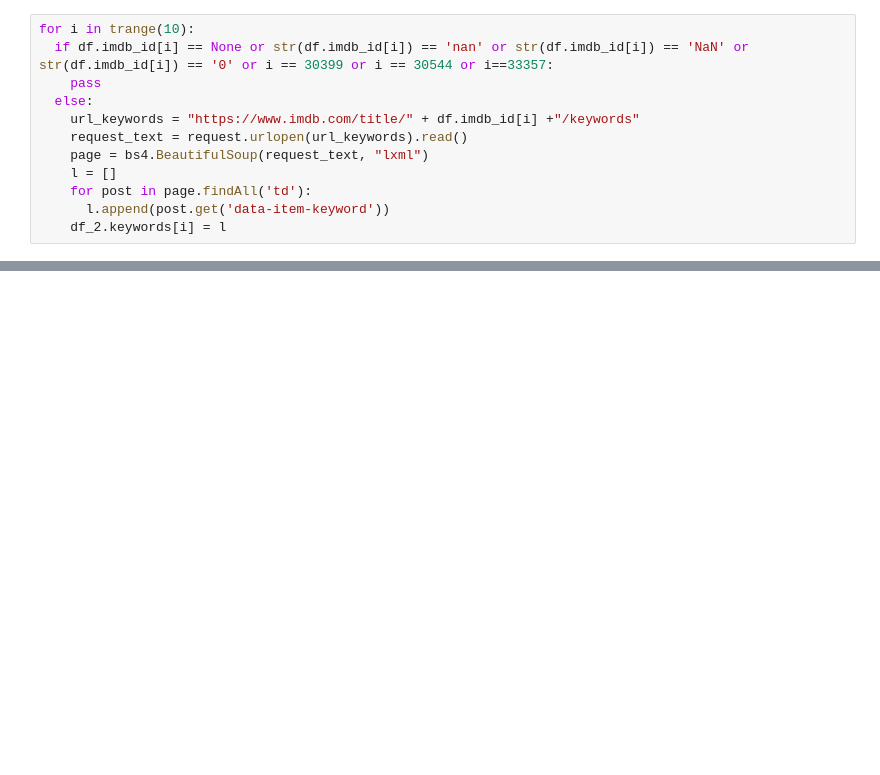
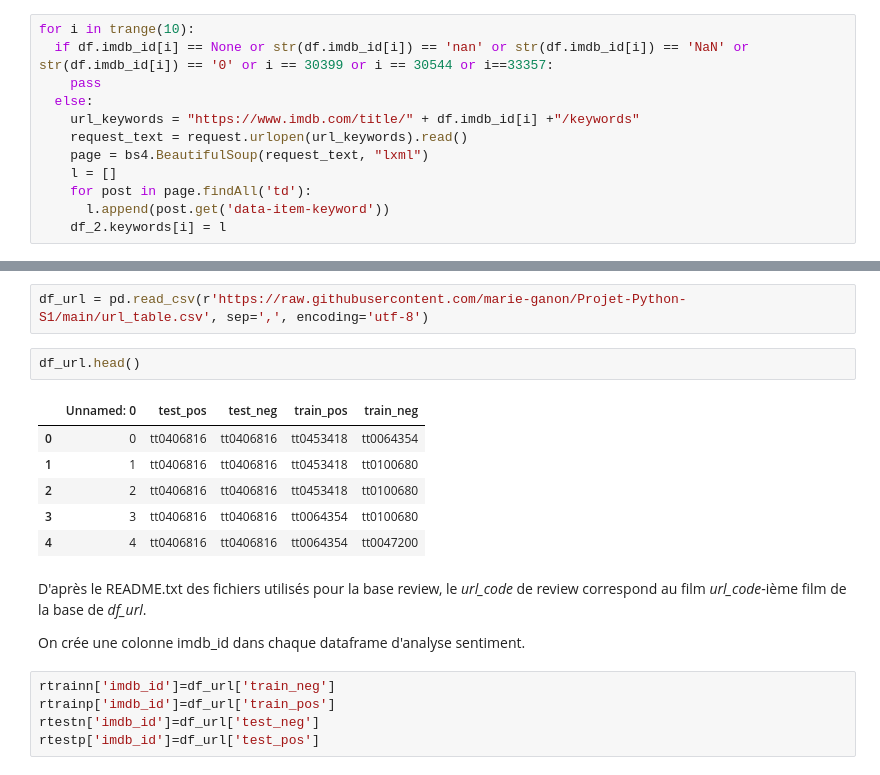
Before and after one commit to marie-ganon/Projet-Python-S1, a Jupyter notebook: Scraping_nettoyage.ipynb, the cells around one changed output, grey strips where cells are left out. Cells and saved outputs as stored; diff of their text form; blank space fills up the shorter version.

Commit message:
Rajout score imdb + sentiment analysis train et test

```diff
--- a/Scraping_nettoyage.ipynb
+++ b/Scraping_nettoyage.ipynb
@@ -915,0 +1023,20 @@ for i in trange(10):
+# %%
+df_url = pd.read_csv(r'https://raw.githubusercontent.com/marie-ganon/Projet-Python-S1/main/url_table.csv', sep=',', encoding='utf-8')
+# %%
+df_url.head()
+# %% [output]
+|  | Unnamed: 0 | test_pos | test_neg | train_pos | train_neg |
+| 0 | 0 | tt0406816 | tt0406816 | tt0453418 | tt0064354 |
+| 1 | 1 | tt0406816 | tt0406816 | tt0453418 | tt0100680 |
+| 2 | 2 | tt0406816 | tt0406816 | tt0453418 | tt0100680 |
+| 3 | 3 | tt0406816 | tt0406816 | tt0064354 | tt0100680 |
+| 4 | 4 | tt0406816 | tt0406816 | tt0064354 | tt0047200 |
+# %% [markdown]
+D'après le README.txt des fichiers utilisés pour la base review, le *url_code* de review correspond au film *url_code*-ième film de la base de *df_url*.
+
+On crée une colonne imdb_id dans chaque dataframe d'analyse sentiment.
+# %%
+rtrainn['imdb_id']=df_url['train_neg']
+rtrainp['imdb_id']=df_url['train_pos']
+rtestn['imdb_id']=df_url['test_neg']
+rtestp['imdb_id']=df_url['test_pos']
```
Also changed, not shown: parts of 13 cells of this notebook.
